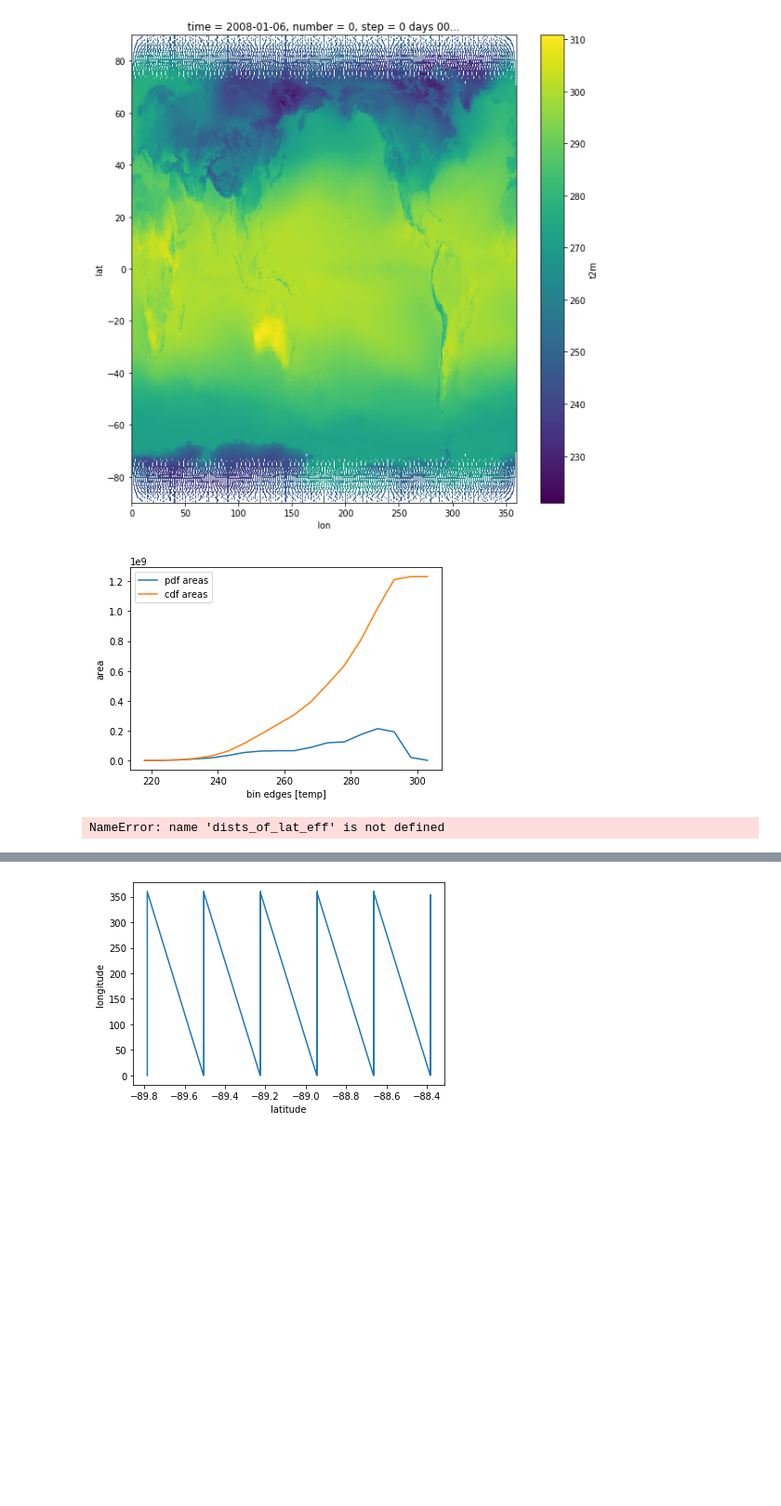
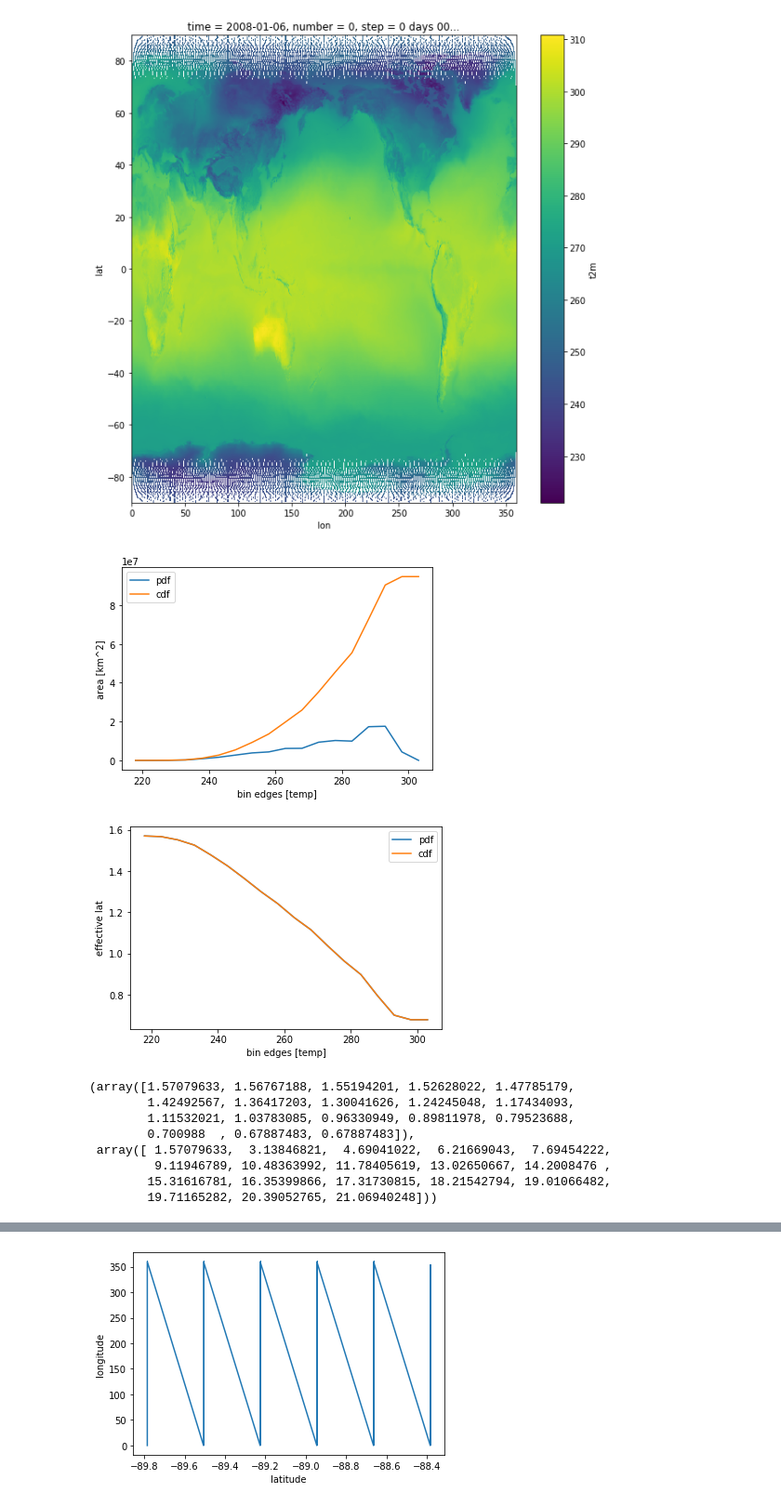
Before and after one commit to geosciences-data-practicum/reanalysis_getter, a Jupyter notebook: analysis/amandas_grid_counting.ipynb, the cells around one changed output, grey strips where cells are left out. Shown: that part at 93% size. Cells and saved outputs as stored; diff of their text form; code cells hidden in the pictures; blank space fills up the shorter version.

Commit message:
add ability to separate by week and clean up style

```diff
--- a/analysis/amandas_grid_counting.ipynb
+++ b/analysis/amandas_grid_counting.ipynb
@@ -117,7 +124,19 @@ def dists_of_lat_eff(cdf_areas,binedges)
     return pdf_lat_effs, cdf_lat_effs
-# %%
-binedgs, pdf_area,cdf_area = dists_of_areas(temp_all_weeks_df,all_weeks_df)
-dists_of_lat_eff(cdf_area,binedgs)
-# %% [output]
-[figure, removed]
-NameError: name 'dists_of_lat_eff' is not defined
+# %%
+# Temps=all_weeks_df['t2m'][lat_cut_bools]
+# times = all_weeks_df['time']
+# lats = all_weeks_df['lat'][lat_cut_bools]*np.pi/180.
+
+binedgs, pdf_area,cdf_area = dists_of_areas(Temps[times==times[0]],lats[times==times[0]],plot=True)
+dists_of_lat_eff(cdf_area,binedges=binedgs,plot=True)
+# %% [output]
+[figure, added]
+[figure, added]
+(array([1.57079633, 1.56767188, 1.55194201, 1.52628022, 1.47785179,
+        1.42492567, 1.36417203, 1.30041626, 1.24245048, 1.17434093,
+        1.11532021, 1.03783085, 0.96330949, 0.89811978, 0.79523688,
+        0.700988  , 0.67887483, 0.67887483]),
+ array([ 1.57079633,  3.13846821,  4.69041022,  6.21669043,  7.69454222,
+         9.11946789, 10.48363992, 11.78405619, 13.02650667, 14.2008476 ,
+        15.31616781, 16.35399866, 17.31730815, 18.21542794, 19.01066482,
+        19.71165282, 20.39052765, 21.06940248]))
```
Also changed, not shown: parts of 10 cells of this notebook.
